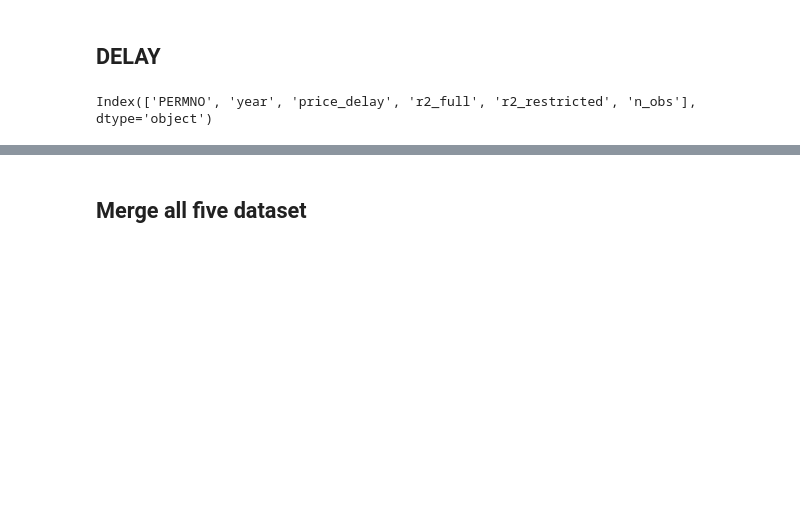
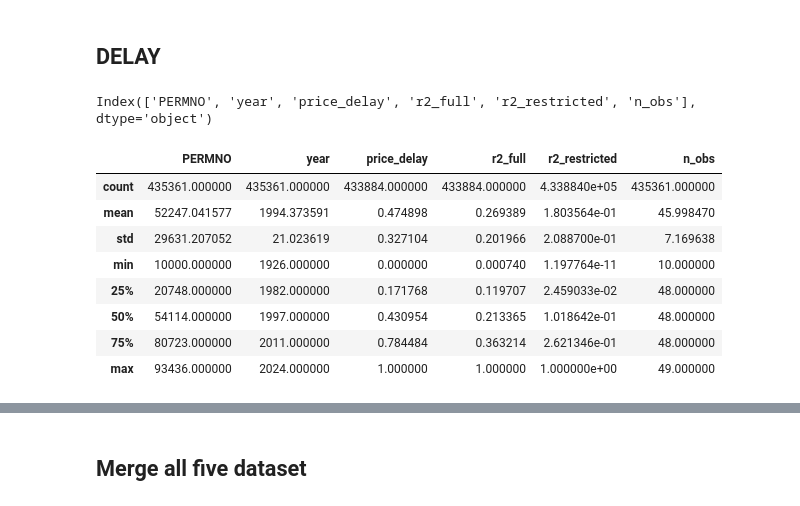
Before and after one commit to wangyouan/STOCKAct, a Jupyter notebook: Notebook/ConstructPoliticalConnectionMeasure.ipynb, the cells around one changed output, grey strips where cells are left out. Saved outputs shown, nothing was run; the diff lists cells and outputs as text; code cells hidden in the pictures; blank space fills up the shorter version.

```diff
--- a/Notebook/ConstructPoliticalConnectionMeasure.ipynb
+++ b/Notebook/ConstructPoliticalConnectionMeasure.ipynb
@@ -298,6 +311,18 @@ price_delay_df = pd.read_pickle(os.path.join(const.TEMP_PATH, 'hm_2005_price_del
 price_delay_df.keys()
 # %% [output]
 Index(['PERMNO', 'year', 'price_delay', 'r2_full', 'r2_restricted', 'n_obs'], dtype='object')
+# %%
+price_delay_df.describe()
+# %% [output]
+|  | PERMNO | year | price_delay | r2_full | r2_restricted | n_obs |
+| count | 435361.000000 | 435361.000000 | 433884.000000 | 433884.000000 | 4.338840e+05 | 435361.000000 |
+| mean | 52247.041577 | 1994.373591 | 0.474898 | 0.269389 | 1.803564e-01 | 45.998470 |
+| std | 29631.207052 | 21.023619 | 0.327104 | 0.201966 | 2.088700e-01 | 7.169638 |
+| min | 10000.000000 | 1926.000000 | 0.000000 | 0.000740 | 1.197764e-11 | 10.000000 |
+| 25% | 20748.000000 | 1982.000000 | 0.171768 | 0.119707 | 2.459033e-02 | 48.000000 |
+| 50% | 54114.000000 | 1997.000000 | 0.430954 | 0.213365 | 1.018642e-01 | 48.000000 |
+| 75% | 80723.000000 | 2011.000000 | 0.784484 | 0.363214 | 2.621346e-01 | 48.000000 |
+| max | 93436.000000 | 2024.000000 | 1.000000 | 1.000000 | 1.000000e+00 | 49.000000 |
 # %%
 delay_gvkey_df = pd.merge(price_delay_df, crsp_comp_link,
                           left_on='PERMNO', right_on='permco', how='left').dropna(subset=[const.GVKEY]).rename(columns={'year': const.YEAR}).drop(['PERMNO', 'r2_full',  'r2_restricted', 'n_obs', 'permco'], axis=1)
```
Also changed, not shown: parts of 18 cells of this notebook.
